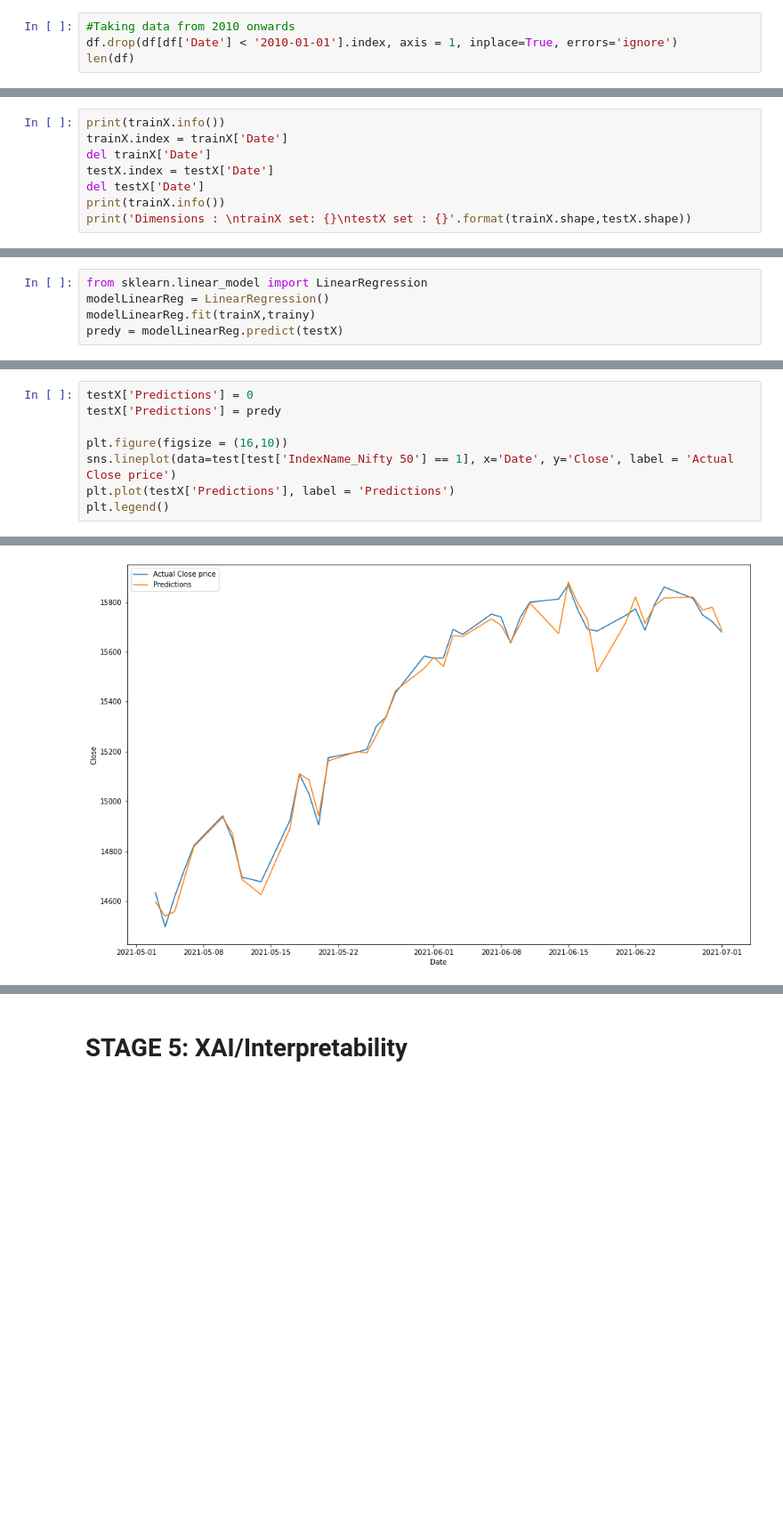
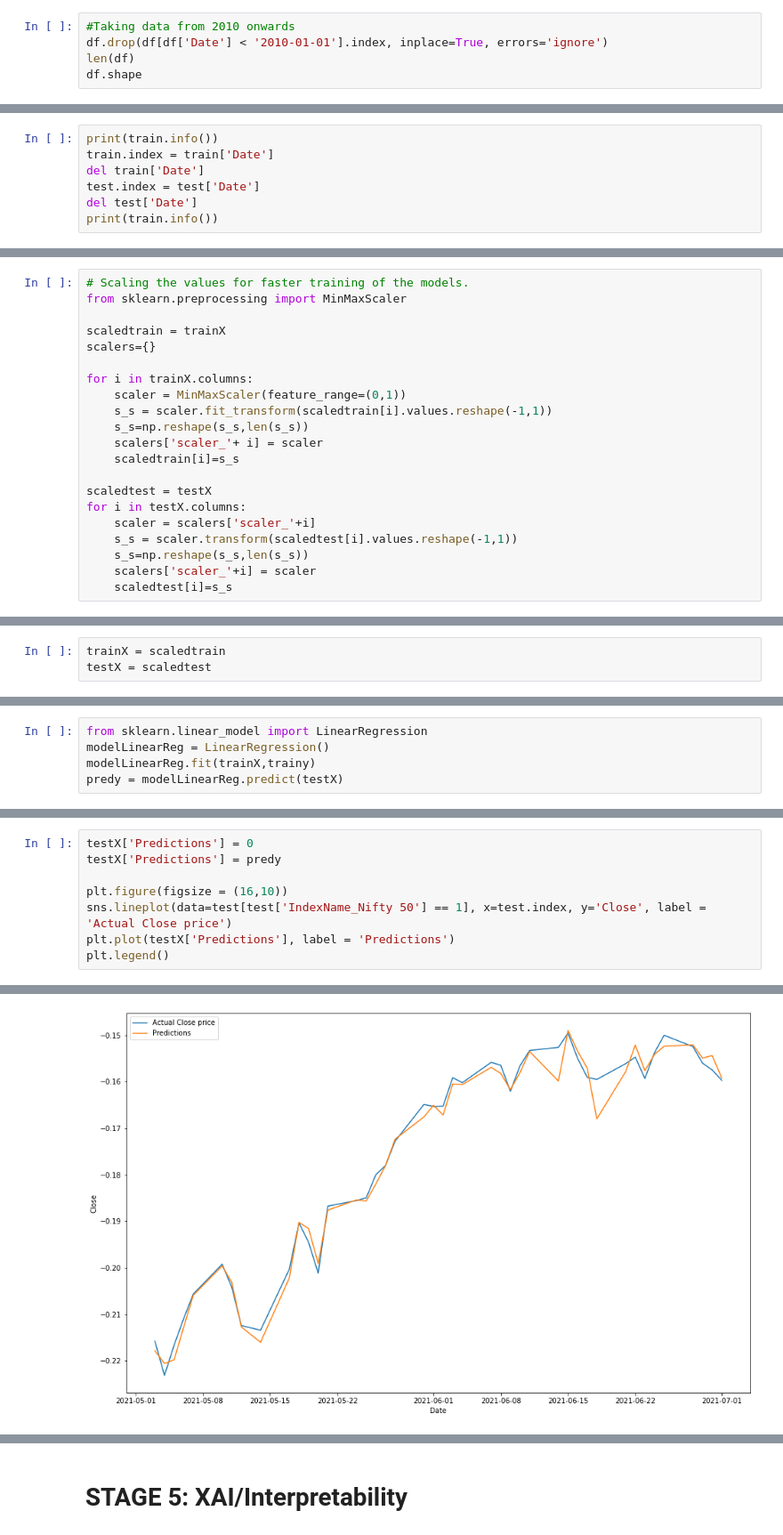
Before and after one commit to vjshinde04/DBS, a Jupyter notebook: CodeDissertation_Vijay_10553812.ipynb, the cells around one changed output, grey strips where cells are left out. Shown at 89% size. Cells and saved outputs as stored; diff of their text form; blank space fills up the shorter version.

```diff
--- a/CodeDissertation_Vijay_10553812.ipynb
+++ b/CodeDissertation_Vijay_10553812.ipynb
@@ -570,5 +597,6 @@ df[df['Date'] > '2010-01-01']
 # %%
 #Taking data from 2010 onwards
-df.drop(df[df['Date'] < '2010-01-01'].index, axis = 1, inplace=True, errors='ignore')
+df.drop(df[df['Date'] < '2010-01-01'].index, inplace=True, errors='ignore')
 len(df)
+df.shape
 # %% [output]
@@ -702,10 +715,9 @@ Wall time: 541 ms
 # %%
-print(trainX.info())
-trainX.index = trainX['Date']
-del trainX['Date']
-testX.index = testX['Date']
-del testX['Date']
-print(trainX.info())
-print('Dimensions : \ntrainX set: {}\ntestX set : {}'.format(trainX.shape,testX.shape))
+print(train.info())
+train.index = train['Date']
+del train['Date']
+test.index = test['Date']
+del test['Date']
+print(train.info())
 # %% [output]
 <class 'pandas.core.frame.DataFrame'>
@@ -727,0 +783,21 @@ testX set : (43, 44)
+# %%
+# Scaling the values for faster training of the models.
+from sklearn.preprocessing import MinMaxScaler
+
+scaledtrain = trainX
+scalers={}
+
+for i in trainX.columns:
+    scaler = MinMaxScaler(feature_range=(0,1))
+    s_s = scaler.fit_transform(scaledtrain[i].values.reshape(-1,1))
+    s_s=np.reshape(s_s,len(s_s))
+    scalers['scaler_'+ i] = scaler
+    scaledtrain[i]=s_s
+
+scaledtest = testX
+for i in testX.columns:
+    scaler = scalers['scaler_'+i]
+    s_s = scaler.transform(scaledtest[i].values.reshape(-1,1))
+    s_s=np.reshape(s_s,len(s_s))
+    scalers['scaler_'+i] = scaler
+    scaledtest[i]=s_s
@@ -727,0 +815,3 @@ testX set : (43, 44)
+# %%
+trainX = scaledtrain
+testX = scaledtest
@@ -754,14 +874,14 @@ Accuracy: 98.94%
 # %%
 testX['Predictions'] = 0
 testX['Predictions'] = predy
 
 plt.figure(figsize = (16,10))
-sns.lineplot(data=test[test['IndexName_Nifty 50'] == 1], x='Date', y='Close', label = 'Actual Close price')
+sns.lineplot(data=test[test['IndexName_Nifty 50'] == 1], x=test.index, y='Close', label = 'Actual Close price')
 plt.plot(testX['Predictions'], label = 'Predictions')
 plt.legend()
 # %% [output]
 <matplotlib.legend.Legend at 0x...>
-[figure, old version]
+[figure, new version]
 # %%
 print('Dimensions : \ntrainX set: {}\ntestX set : {}'.format(trainX.shape,testX.shape))
 testX.drop(['Predictions'], axis=1,inplace=True)
```
Also changed, not shown: parts of 47 cells of this notebook.
